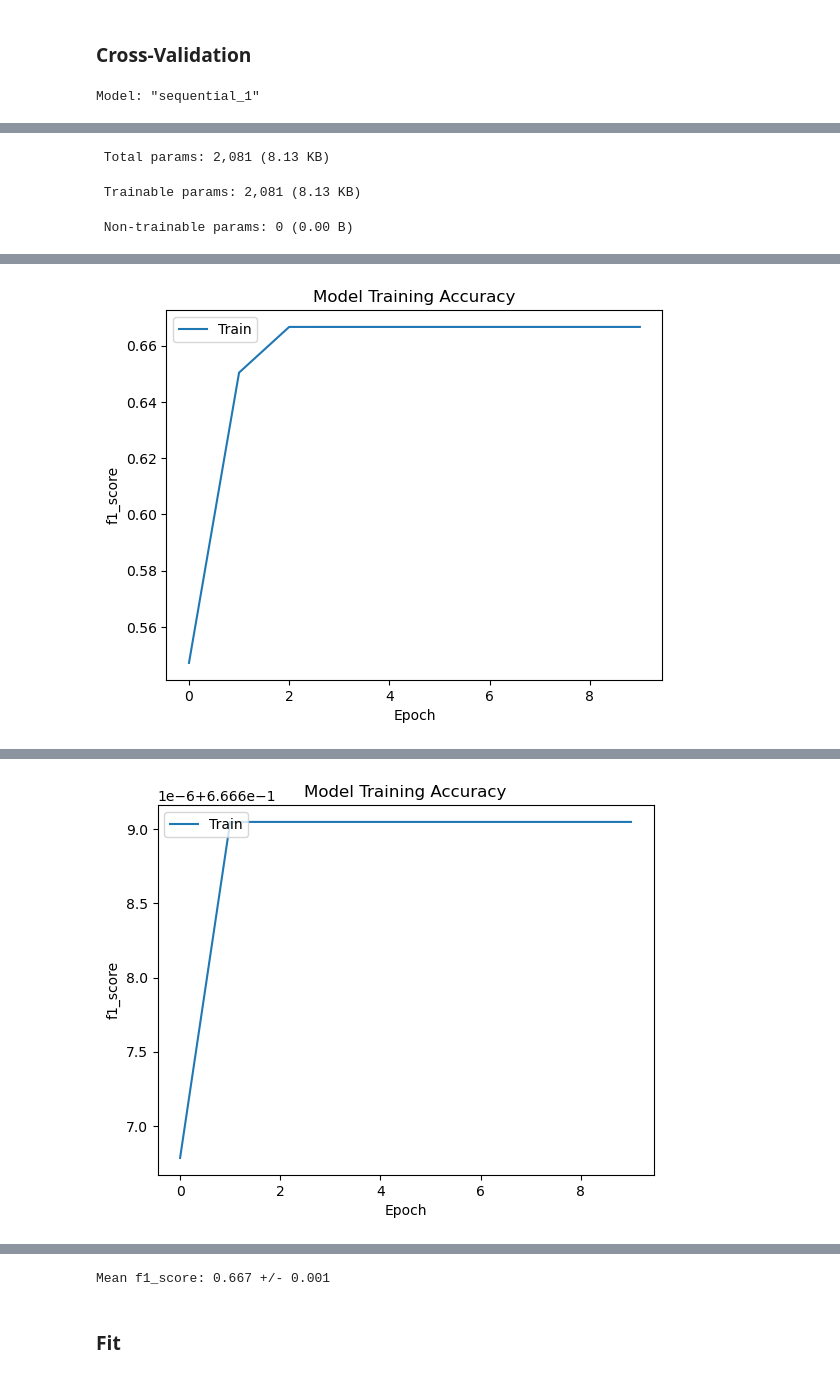
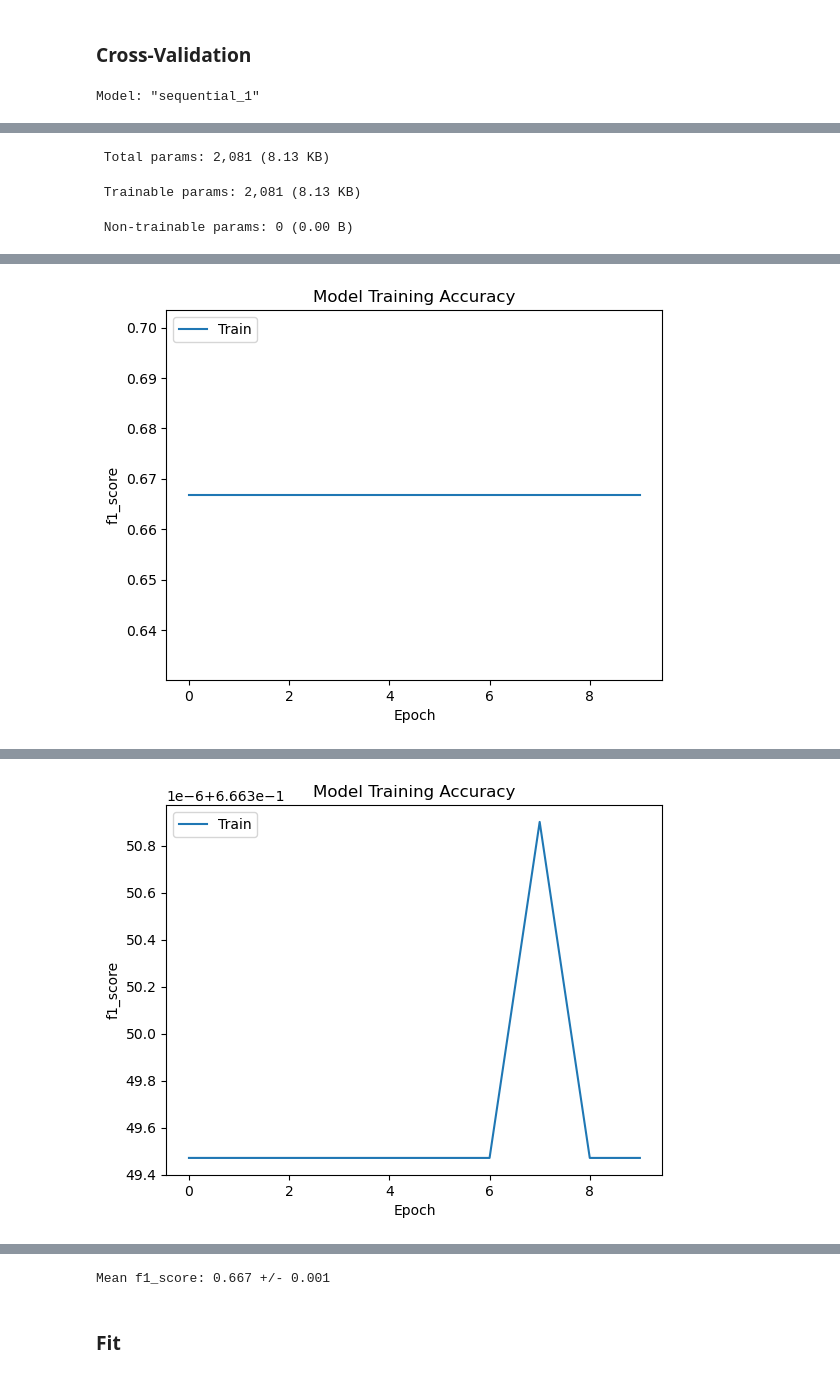
Before and after one commit to JulesBrable/ai_insurance, a Jupyter notebook: Neural_Network.ipynb, the cells around one changed output, grey strips where cells are left out. Drawn from its saved outputs; the diff is of its cells as text; code cells hidden in the pictures.

Commit message:
Correction sample split

```diff
--- a/Neural_Network.ipynb
+++ b/Neural_Network.ipynb
@@ -66,13 +67,14 @@ y = df[['Response']]
 
 encoder = ce.OrdinalEncoder(cols=['Vehicle_Age'])
 x = encoder.fit_transform(x)
-#x = x.to_numpy()
-
-#y = y.to_numpy()
 
 x_train, x_test, y_train, y_test = train_test_split(x, y, test_size=0.2, stratify=y, random_state=seed)
+
+scaler=sc()
+x_train=scaler.fit_transform(x_train)
+x_test=scaler.fit_transform(x_test)
 # %%
-method = "SMOTE"
+method = "OVER"
 if method == "SMOTE":
     print("SMOTE")
     print("--------")
@@ -93,6 +95,8 @@ SMOTE
 --------
 # %%
-x_train_train, x_train_val, y_train_train, y_train_val = train_test_split(x_train, y_train, test_size=0.2, stratify=y_train, random_state=seed)
+x_val, x_train, y_val, y_train = train_test_split(x_train, y_train, test_size=0.8, stratify=y_train, random_state=seed)
+
+x_val_train, x_val_test, y_val_train, y_val_test = train_test_split(x_val, y_val, test_size=0.2, stratify=y_val, random_state=seed)
 # %% [markdown]
 ### Determining the best hyperparameters for the neural network
 # %%
@@ -163,7 +167,7 @@ Score: 0.6608424186706543
 # %% [markdown]
 ### Cross-Validation
 # %%
-x_train = x_train.to_numpy()
+#x_train = x_train.to_numpy()
 y_train = y_train.to_numpy()
 
 kfold = KFold(n_splits = 4, shuffle=True, random_state=seed)
@@ -236,2 +242,2 @@ Epoch 10/10
-[figure, old version]
+[figure, new version]
 Epoch 1/10
@@ -254,2 +260,2 @@ Epoch 10/10
-[figure, old version]
+[figure, new version]
 Epoch 1/10
```
Also changed, not shown: parts of 6 cells of this notebook.
